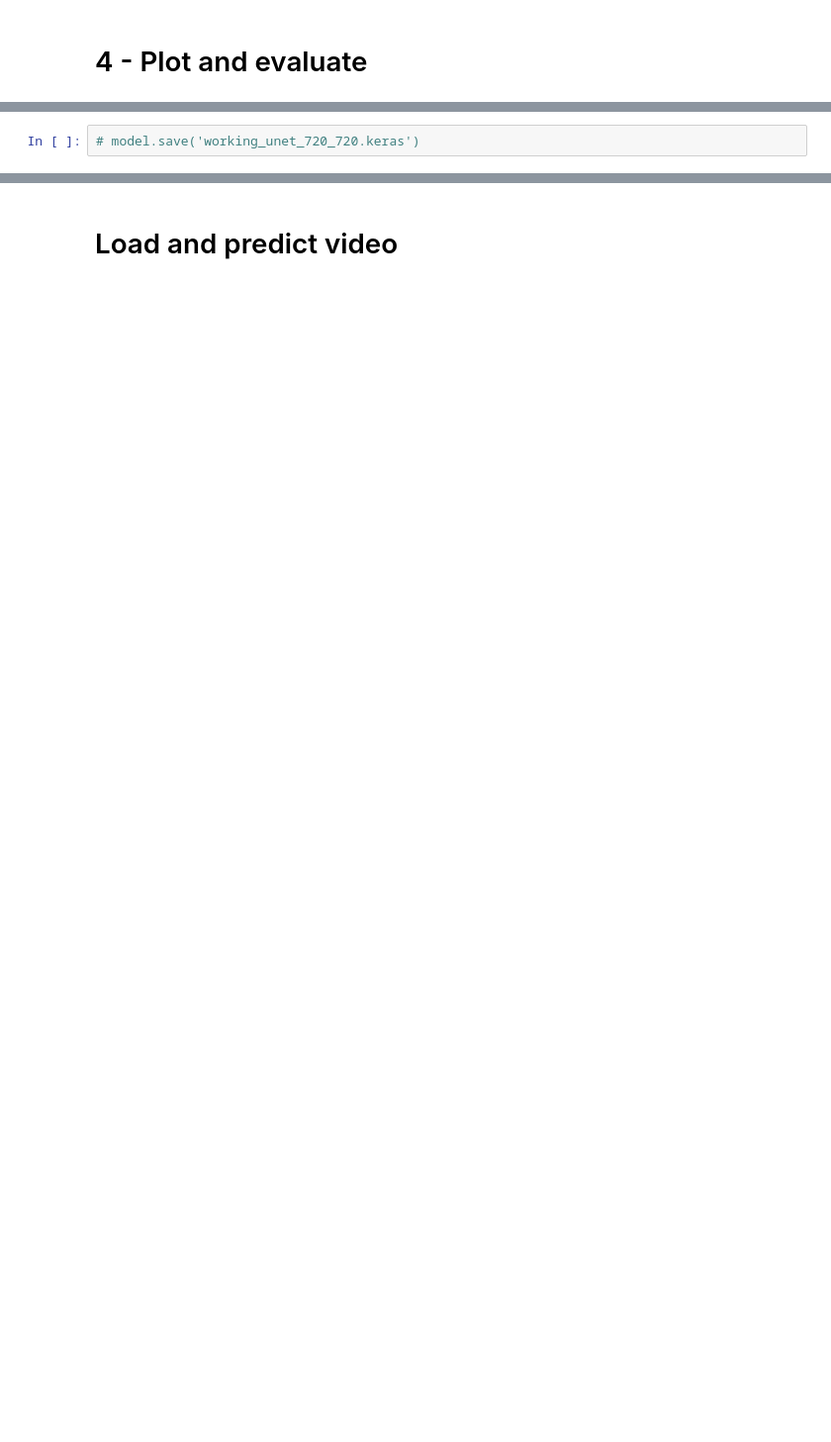
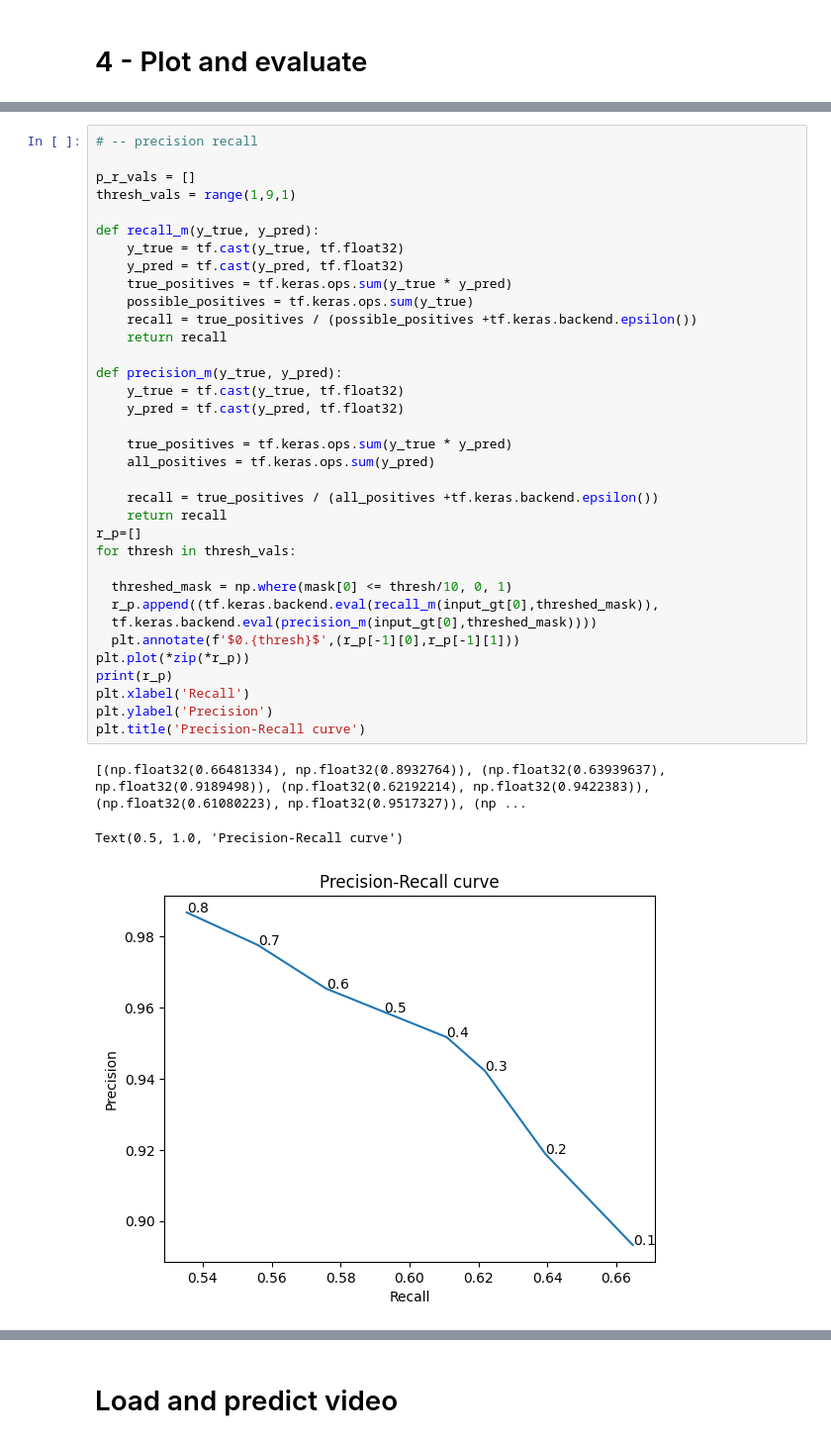
Before and after one commit to itsm1kekay/wildfire-detection, a Jupyter notebook: src/ee981.ipynb, the cells around one changed output, grey strips where cells are left out. Shown at 99% size. Saved outputs shown, nothing was run; the diff lists cells and outputs as text; blank space fills up the shorter version.

```diff
--- a/src/ee981.ipynb
+++ b/src/ee981.ipynb
@@ -330,2 +310,39 @@ ax3.imshow(input_img[1])
-# %%
-# model.save('working_unet_720_720.keras')
+# %%
+# -- precision recall
+
+p_r_vals = []
+thresh_vals = range(1,9,1)
+
+def recall_m(y_true, y_pred):
+    y_true = tf.cast(y_true, tf.float32)
+    y_pred = tf.cast(y_pred, tf.float32)
+    true_positives = tf.keras.ops.sum(y_true * y_pred)
+    possible_positives = tf.keras.ops.sum(y_true)
+    recall = true_positives / (possible_positives +tf.keras.backend.epsilon())
+    return recall
+
+def precision_m(y_true, y_pred):
+    y_true = tf.cast(y_true, tf.float32)
+    y_pred = tf.cast(y_pred, tf.float32)
+
+    true_positives = tf.keras.ops.sum(y_true * y_pred)
+    all_positives = tf.keras.ops.sum(y_pred)
+
+    recall = true_positives / (all_positives +tf.keras.backend.epsilon())
+    return recall
+r_p=[]
+for thresh in thresh_vals:
+
+  threshed_mask = np.where(mask[0] <= thresh/10, 0, 1)
+  r_p.append((tf.keras.backend.eval(recall_m(input_gt[0],threshed_mask)),
+  tf.keras.backend.eval(precision_m(input_gt[0],threshed_mask))))
+  plt.annotate(f'$0.{thresh}$',(r_p[-1][0],r_p[-1][1]))
+plt.plot(*zip(*r_p))
+print(r_p)
+plt.xlabel('Recall')
+plt.ylabel('Precision')
+plt.title('Precision-Recall curve')
+# %% [output]
+[(np.float32(0.66481334), np.float32(0.8932764)), (np.float32(0.63939637), np.float32(0.9189498)), (np.float32(0.62192214), np.float32(0.9422383)), (np.float32(0.61080223), np.float32(0.9517327)), (np ...
+Text(0.5, 1.0, 'Precision-Recall curve')
+[figure, added]
```
Also changed, not shown: parts of 33 cells of this notebook.
